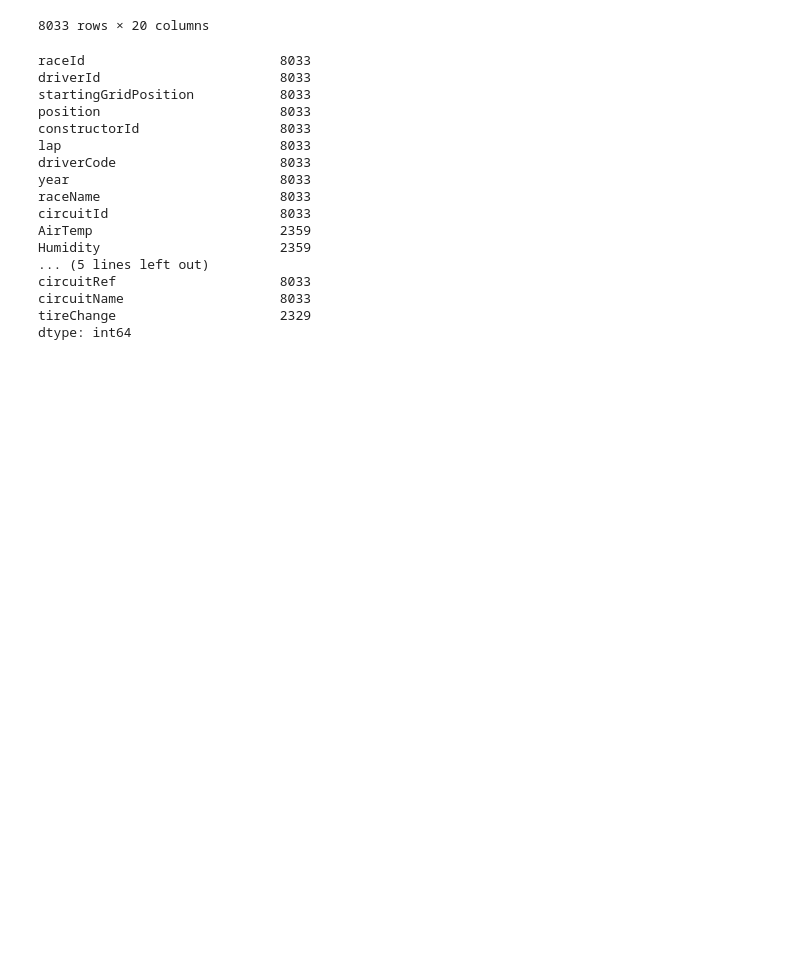
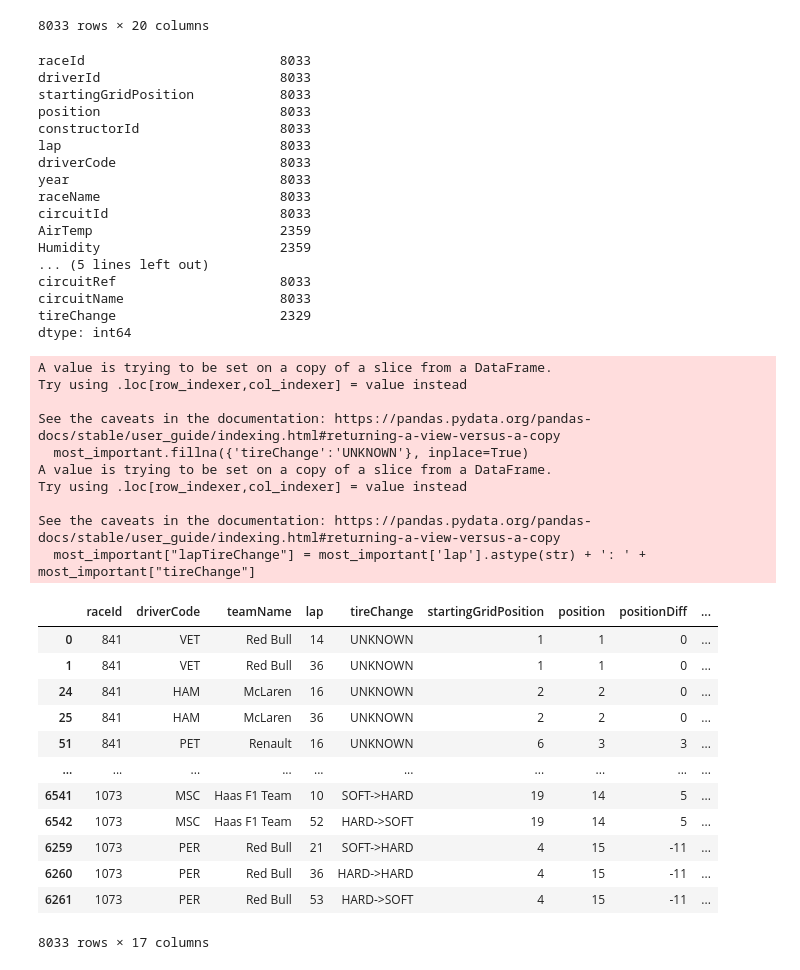
Before and after one commit to MaksymilianKalek/bach, a Jupyter notebook: analysisPt2.ipynb, the cells around one changed output. Saved outputs shown, nothing was run; the diff lists cells and outputs as text; code cells hidden in the pictures; blank space fills up the shorter version.

```diff
--- a/analysisPt2.ipynb
+++ b/analysisPt2.ipynb
@@ -92,3 +92,32 @@ circuitRef                     8033
 circuitName                    8033
 tireChange                     2329
 dtype: int64
+# %%
+most_important = sorted_data[['raceId', 'driverCode', 'teamName', 'lap', 'tireChange', 'startingGridPosition', 'position', 'positionDiff', 'circuitName', 'raceName', 'year', 'AirTemp', 'Humidity', 'TrackTemp', 'WindSpeed', 'WasRainingDuringRaceAnyTime']]
+most_important.fillna({'tireChange':'UNKNOWN'}, inplace=True)
+most_important["lapTireChange"] = most_important['lap'].astype(str) + ': ' + most_important["tireChange"]
+most_important
+# %% [output]
+A value is trying to be set on a copy of a slice from a DataFrame.
+Try using .loc[row_indexer,col_indexer] = value instead
+
+See the caveats in the documentation: https://pandas.pydata.org/pandas-docs/stable/user_guide/indexing.html#returning-a-view-versus-a-copy
+  most_important.fillna({'tireChange':'UNKNOWN'}, inplace=True)
+A value is trying to be set on a copy of a slice from a DataFrame.
+Try using .loc[row_indexer,col_indexer] = value instead
+
+See the caveats in the documentation: https://pandas.pydata.org/pandas-docs/stable/user_guide/indexing.html#returning-a-view-versus-a-copy
+  most_important["lapTireChange"] = most_important['lap'].astype(str) + ': ' + most_important["tireChange"]
+|  | raceId | driverCode | teamName | lap | tireChange | startingGridPosition | position | positionDiff | ... |
+| 0 | 841 | VET | Red Bull | 14 | UNKNOWN | 1 | 1 | 0 | ... |
+| 1 | 841 | VET | Red Bull | 36 | UNKNOWN | 1 | 1 | 0 | ... |
+| 24 | 841 | HAM | McLaren | 16 | UNKNOWN | 2 | 2 | 0 | ... |
+| 25 | 841 | HAM | McLaren | 36 | UNKNOWN | 2 | 2 | 0 | ... |
+| 51 | 841 | PET | Renault | 16 | UNKNOWN | 6 | 3 | 3 | ... |
+| ... | ... | ... | ... | ... | ... | ... | ... | ... | ... |
+| 6541 | 1073 | MSC | Haas F1 Team | 10 | SOFT->HARD | 19 | 14 | 5 | ... |
+| 6542 | 1073 | MSC | Haas F1 Team | 52 | HARD->SOFT | 19 | 14 | 5 | ... |
+| 6259 | 1073 | PER | Red Bull | 21 | SOFT->HARD | 4 | 15 | -11 | ... |
+| 6260 | 1073 | PER | Red Bull | 36 | HARD->HARD | 4 | 15 | -11 | ... |
+| 6261 | 1073 | PER | Red Bull | 53 | HARD->SOFT | 4 | 15 | -11 | ... |
+8033 rows × 17 columns
```
Also changed, not shown: parts of 1 cell of this notebook.
